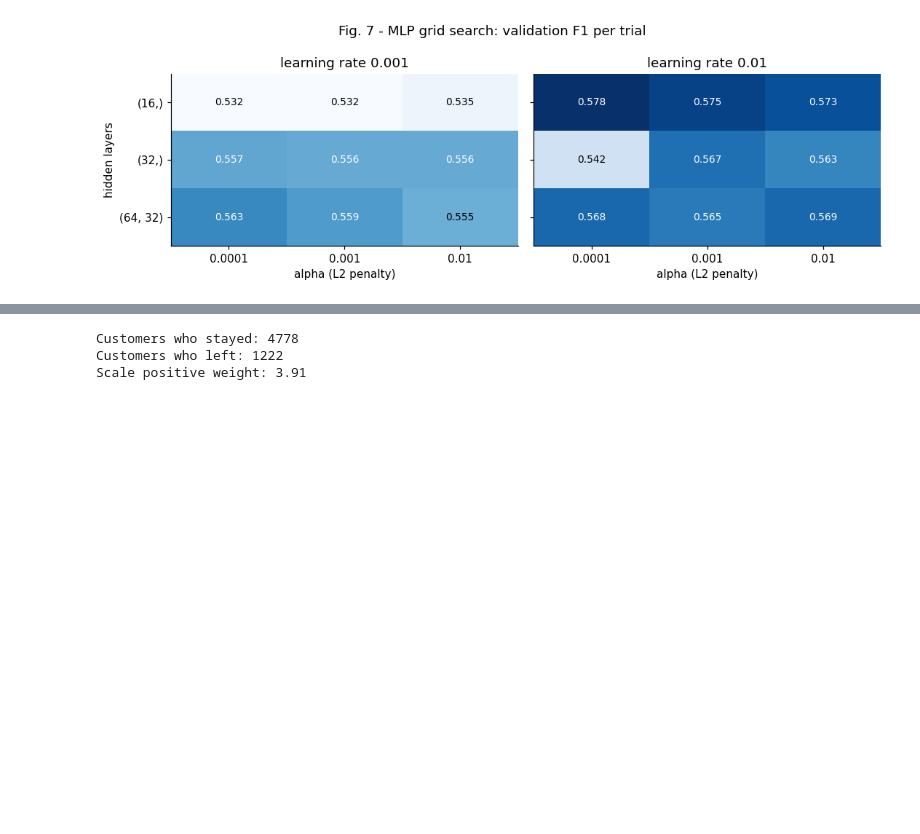
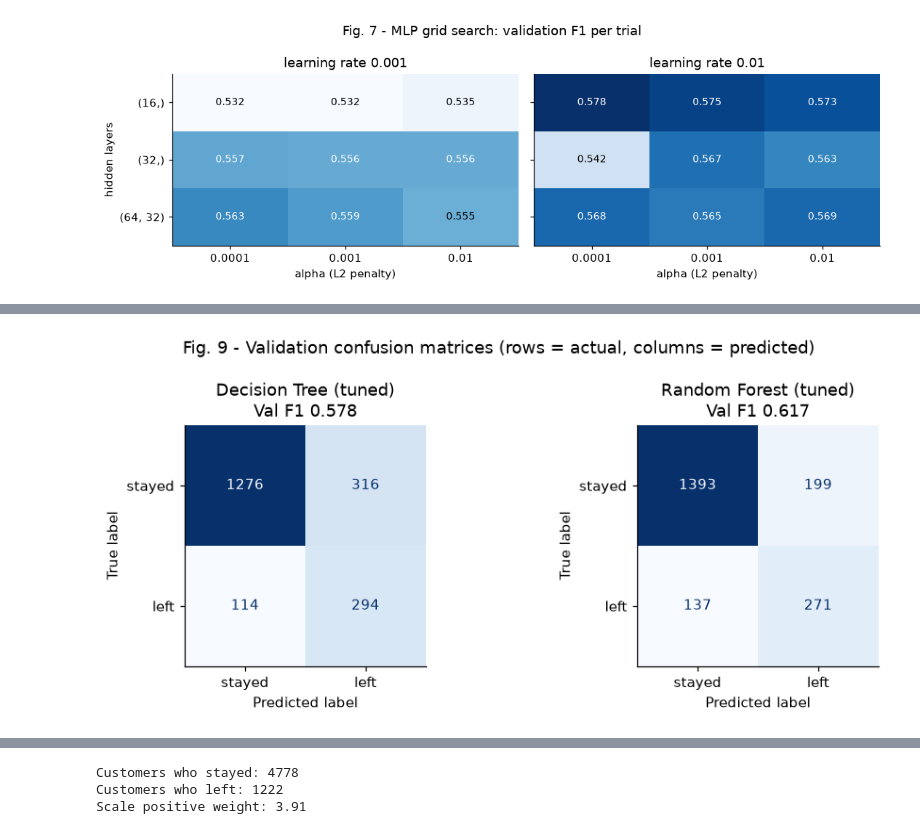
Before and after one commit to isabelletrudeau/DS3000-group6, a Jupyter notebook: DS3000_Bank_Churn_Group6.ipynb, the cells around one changed output, grey strips where cells are left out. Cells and saved outputs as stored; diff of their text form; code cells hidden in the pictures; blank space fills up the shorter version.

Commit message:
Complete Stage 2 model evaluation and comparison

```diff
--- a/DS3000_Bank_Churn_Group6.ipynb
+++ b/DS3000_Bank_Churn_Group6.ipynb
@@ -1096,0 +1158,12 @@ Smoke test passed: reloaded Random Forest (tuned) gives Val F1 = 0.635 (matches
+# %%
+# %% Cell 8: Fig. 9 - confusion matrices of the tuned trees
+fig, axes = plt.subplots(1, 2, figsize=(9, 3.8))
+for ax, name in zip(axes, fitted_trees):                       # one plot per tuned tree model
+    # 2x2 table of right/wrong guesses: true validation answers vs this model's predictions
+    ConfusionMatrixDisplay.from_predictions(y_val, fitted_trees[name].predict(X_val), ax=ax,
+                                            display_labels=["stayed", "left"], colorbar=False, cmap="Blues")
+    ax.set_title(f"{name}\nVal F1 {results_trees.loc[name, 'Val F1']:.3f}"); ax.grid(False)
+fig.suptitle("Fig. 9 - Validation confusion matrices (rows = actual, columns = predicted)")
+plt.tight_layout(); plt.savefig(FIG_DIR / "fig9_tree_confusion.png", bbox_inches="tight")
+# %% [output]
+[figure, added]
```
Also changed, not shown: parts of 44 cells of this notebook.
